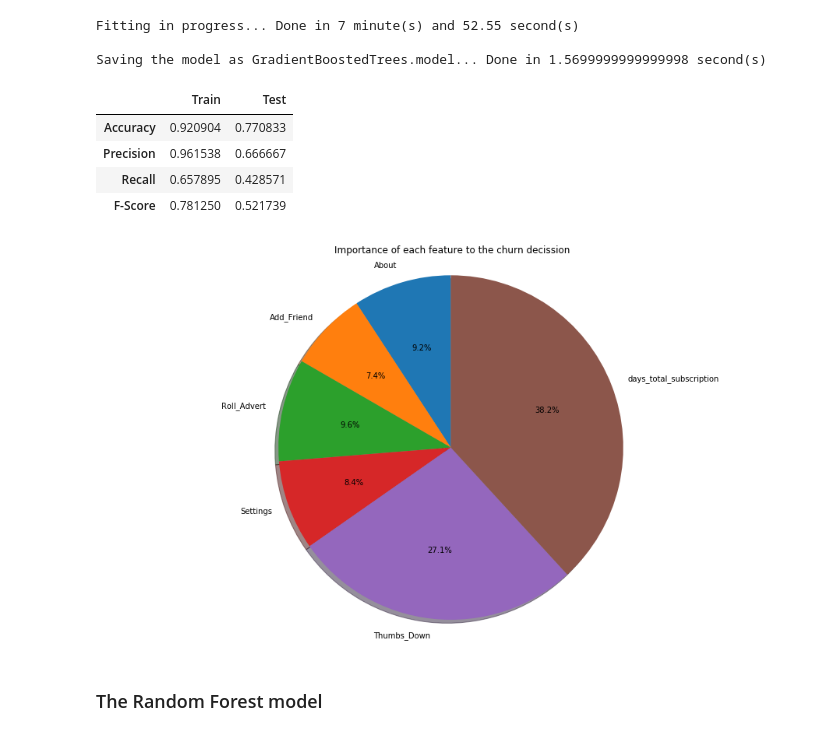
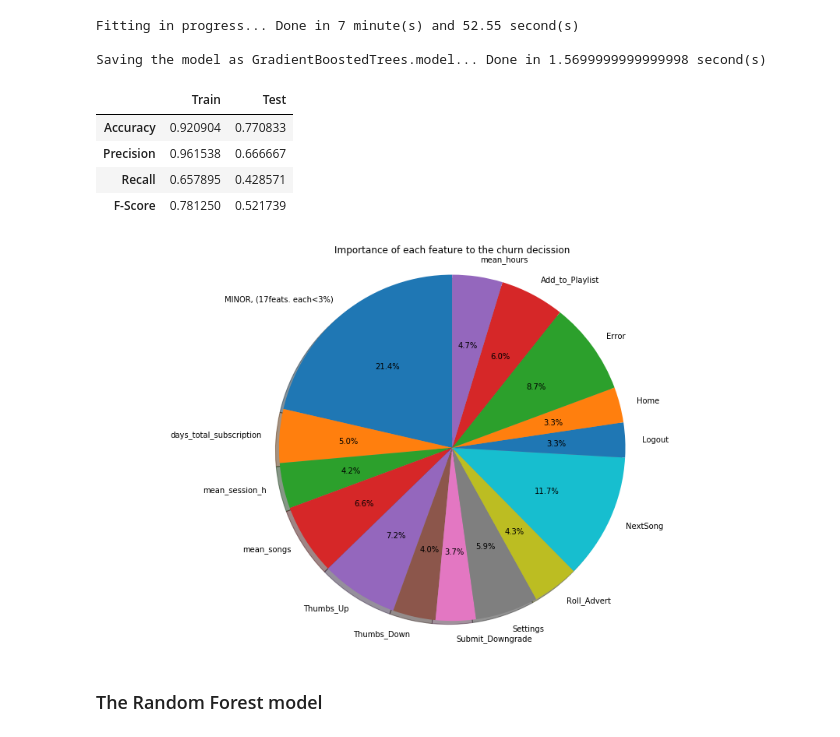
Before and after one commit to drnesr/Sparkify, a Jupyter notebook: Sparkify.ipynb, the cells around one changed output. Drawn from its saved outputs; the diff is of its cells as text; code cells hidden in the pictures.

```diff
--- a/Sparkify.ipynb
+++ b/Sparkify.ipynb
@@ -1354,14 +1437,16 @@ Saving the model as GradientBoostedTrees.model... Done in 1.5699999999999998 sec
 # %%
 # Show metrics
 display(get_classifier_metrics(m, train, test))
-draw_features_importance(m, features_labels)
 # %% [output]
 |  | Train | Test |
 | Accuracy | 0.920904 | 0.770833 |
 | Precision | 0.961538 | 0.666667 |
 | Recall | 0.657895 | 0.428571 |
 | F-Score | 0.781250 | 0.521739 |
-[figure, removed]
+# %%
+draw_features_importance(m, features_labels, threshold=3)
+# %% [output]
+[figure, added]
 # %% [markdown]
 ### The Random Forest model
 # %% [markdown]
```
Also changed, not shown: parts of 16 cells of this notebook, 5 other files.
